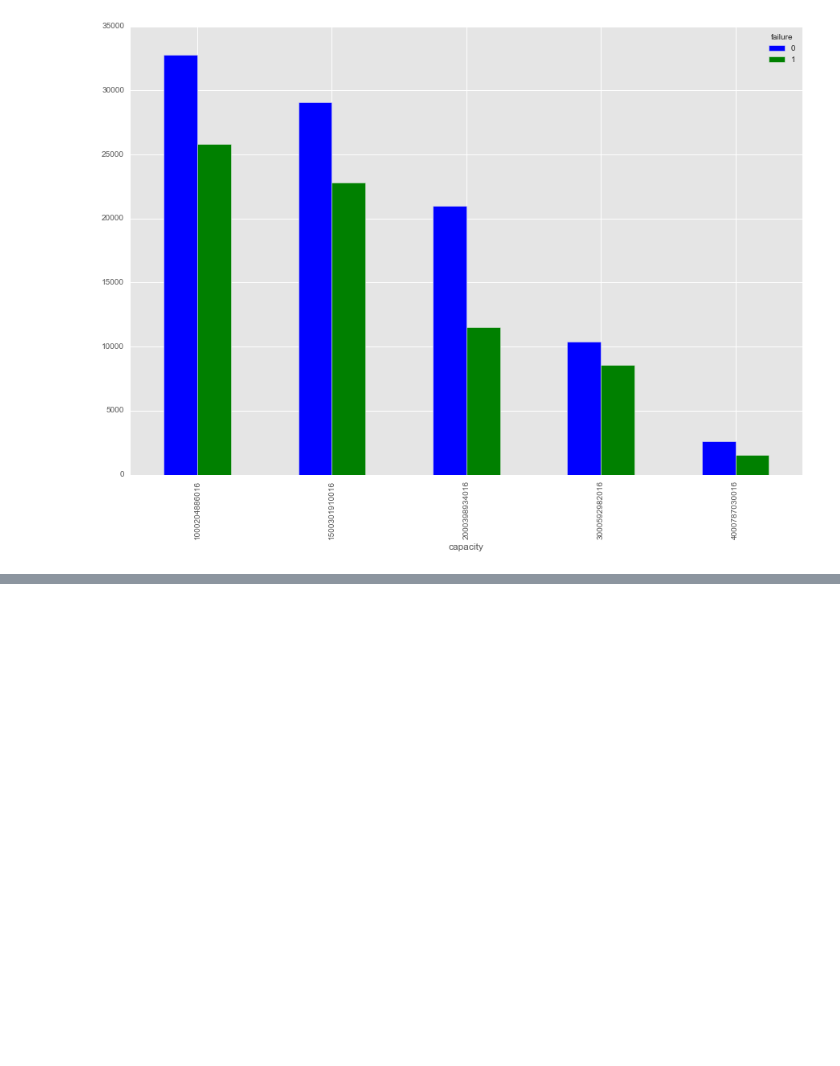
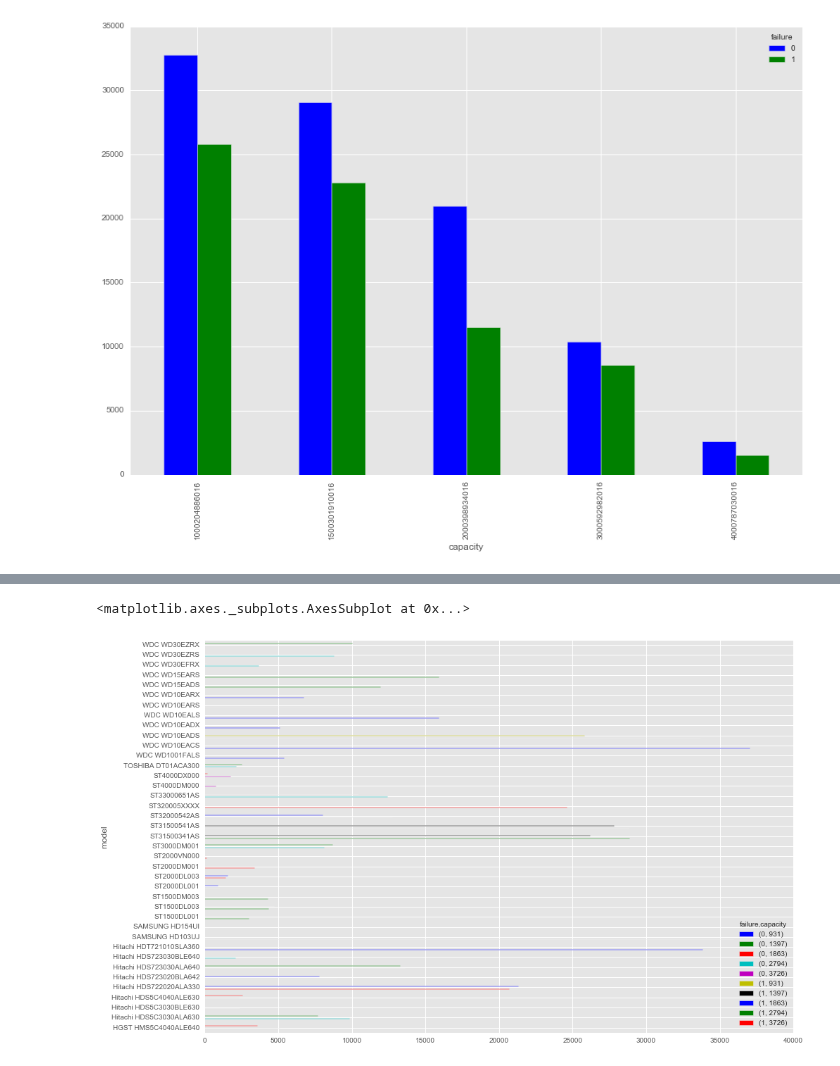
Before and after one commit to ababook/intro-python-data-science, a Jupyter notebook: hard-disk/Explore.ipynb, the cells around one changed output, grey strips where cells are left out. Cells and saved outputs as stored; diff of their text form; code cells hidden in the pictures; blank space fills up the shorter version.

```diff
--- a/hard-disk/Explore.ipynb
+++ b/hard-disk/Explore.ipynb
@@ -608,0 +621,2 @@ df_smart_max_merge_pivot.plot(kind='bar')
+# %%
+df_model_capacity_hours.capacity = df_model_capacity_hours.capacity / 1024 ** 3
@@ -608,0 +632,2 @@ df_smart_max_merge_pivot.plot(kind='bar')
+# %%
+df_model_capacity_hours.capacity = df_model_capacity_hours.capacity.astype(np.int64)
@@ -608,0 +643,3 @@ df_smart_max_merge_pivot.plot(kind='bar')
+# %%
+df_model_capacity_hours_pivot = pd.pivot_table(data=df_model_capacity_hours,index='model',columns=['failure','capacity'],
+                                               values='smart_9',aggfunc='mean')
@@ -608,0 +657,2 @@ df_smart_max_merge_pivot.plot(kind='bar')
+# %%
+df_model_capacity_hours_pivot.fillna(0,inplace=True)
@@ -608,0 +670,5 @@ df_smart_max_merge_pivot.plot(kind='bar')
+# %%
+df_model_capacity_hours_pivot.plot(kind="barh")
+# %% [output]
+<matplotlib.axes._subplots.AxesSubplot at 0x...>
+[figure, added]
```
Also changed, not shown: parts of 25 cells of this notebook.
